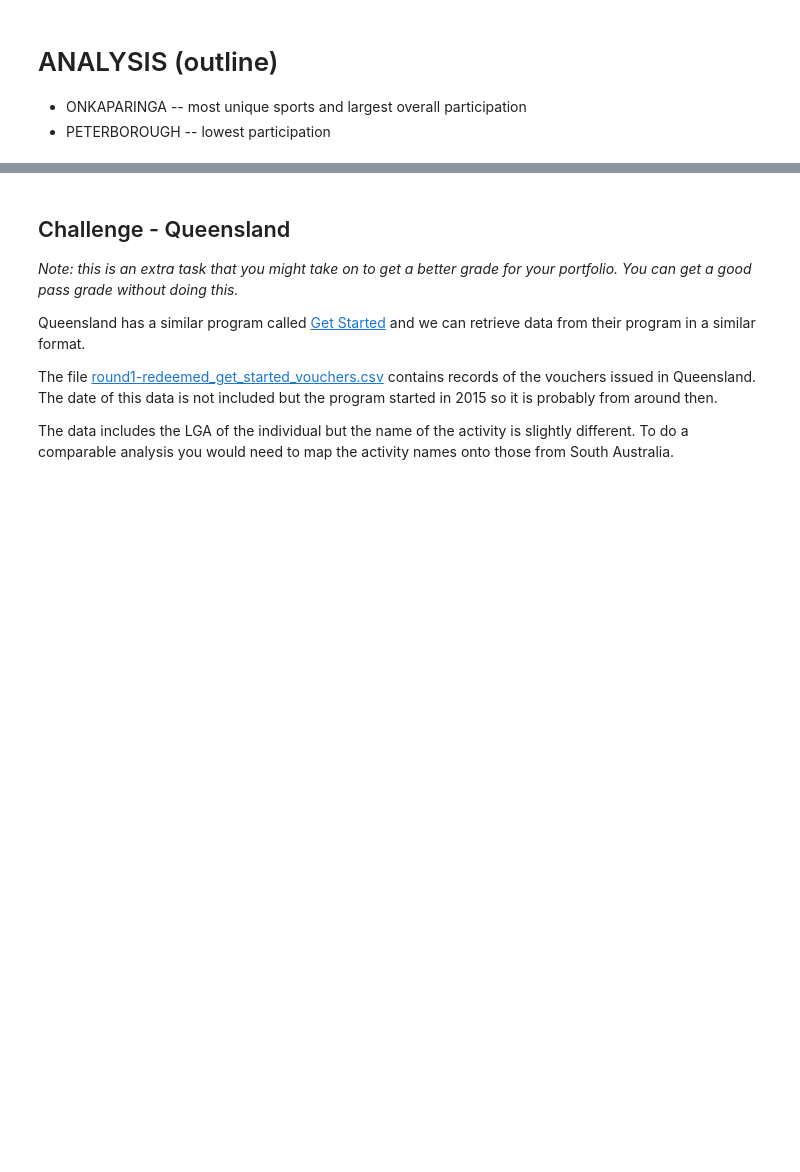
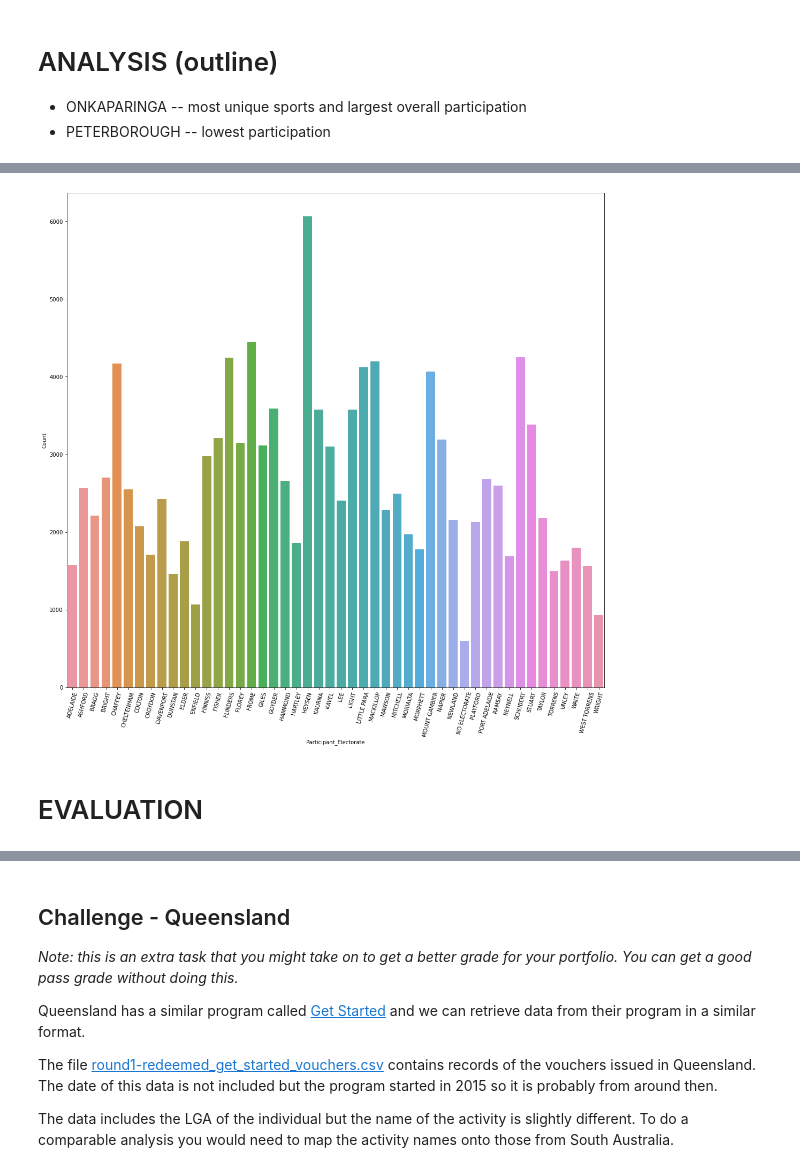
Before and after one commit to AmandaManadeniya/data-science-portfolio-2021, a Jupyter notebook: Portfolio 2.ipynb, the cells around one changed output, grey strips where cells are left out. Cells and saved outputs as stored; diff of their text form; code cells hidden in the pictures; blank space fills up the shorter version.

```diff
--- a/Portfolio 2.ipynb
+++ b/Portfolio 2.ipynb
@@ -175,0 +180,4 @@ sns.lmplot(x = 'Voucher_Sport', y = 'Voucher_Claim_Year', fit_reg = False, hue =
+# %%
+count_sum = group_elec.groupby('Participant_Electorate').agg({'Count': ['sum']})
+count_sum.columns = ['Count']
+count_sum = count_sum.reset_index()
@@ -175,0 +196,9 @@ sns.lmplot(x = 'Voucher_Sport', y = 'Voucher_Claim_Year', fit_reg = False, hue =
+# %%
+fig_dims = (18, 17)
+fig, ax = plt.subplots(figsize=fig_dims)
+sns.barplot(x = 'Participant_Electorate', y = 'Count', data = count_sum)
+ax.tick_params(axis='x', rotation=75)
+# %% [output]
+[figure, added]
+# %% [markdown]
+# EVALUATION
```
Also changed, not shown: parts of 20 cells of this notebook.
